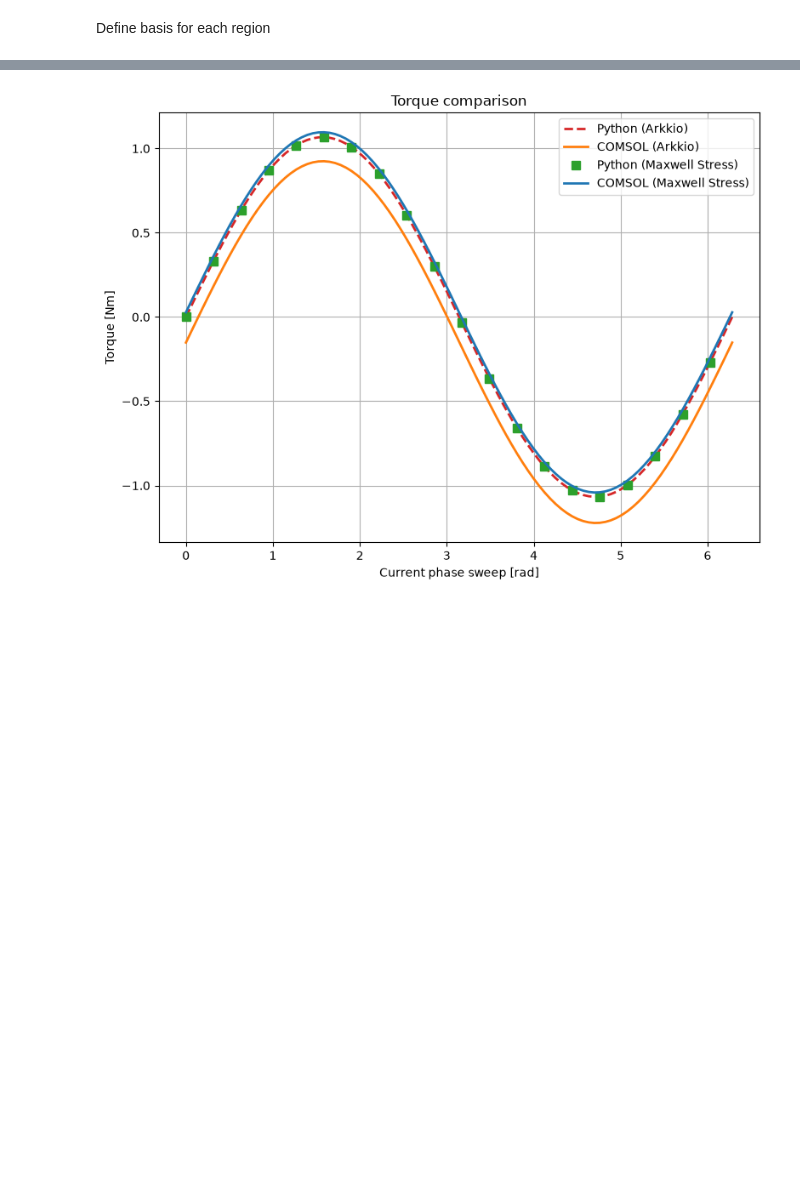
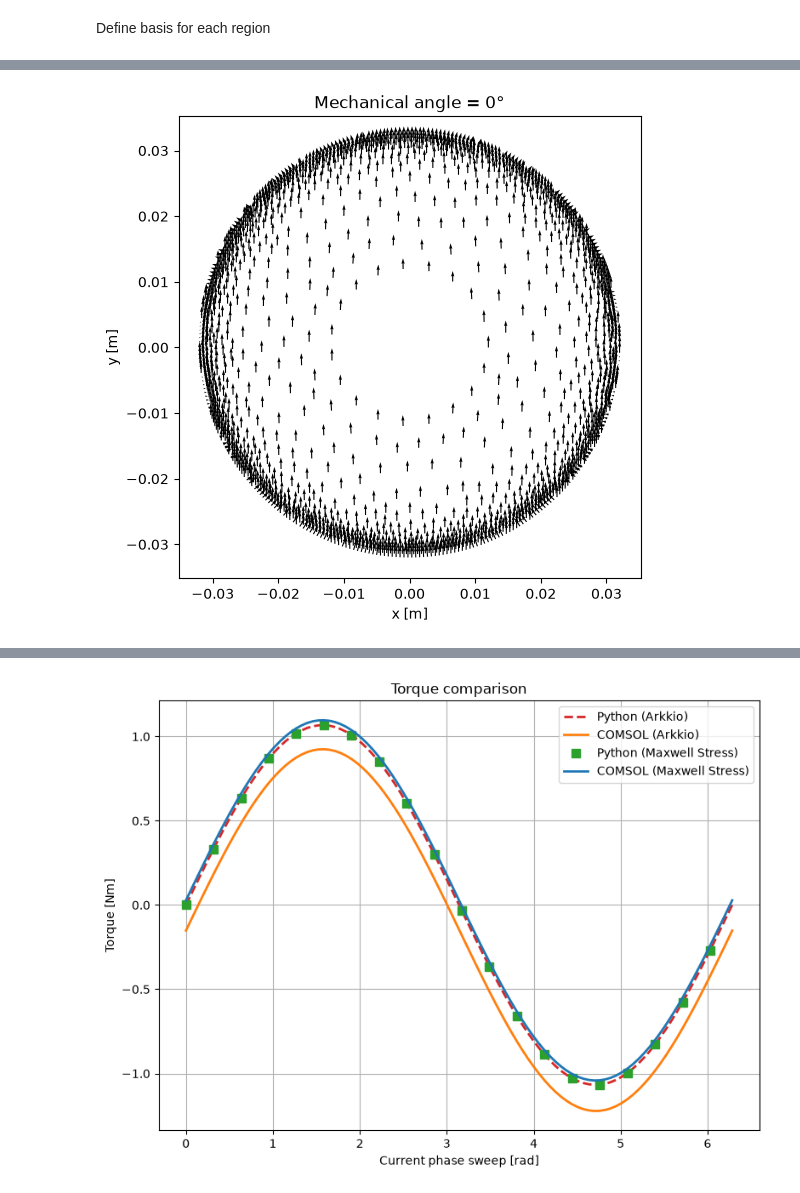
Before and after one commit to VerttiAalto100/computational-electromagnetics, a Jupyter notebook: pmsm-torque-evaluation/pmsm_2d.ipynb, the cells around one changed output, grey strips where cells are left out. Saved outputs shown, nothing was run; the diff lists cells and outputs as text; code cells hidden in the pictures; blank space fills up the shorter version.

```diff
--- a/pmsm-torque-evaluation/pmsm_2d.ipynb
+++ b/pmsm-torque-evaluation/pmsm_2d.ipynb
@@ -297,0 +479,88 @@ iteration: 100/100
+# %%
+import matplotlib.pyplot as plt
+from matplotlib.animation import FuncAnimation
+
+from utils.field_interpolation import eval_B_at_points
+
+# --------------------------------------------------
+# Evaluation points (stator yoke)
+# --------------------------------------------------
+
+tris = mesh.t[:, basis_magnet.tind]
+
+vertex_ids = np.unique(tris)
+
+pts = mesh.p[:, vertex_ids].T
+
+# --------------------------------------------------
+# Figure
+# --------------------------------------------------
+
+fig, ax = plt.subplots(figsize=(6, 6))
+
+# Initial field
+Bx, By, _ = eval_B_at_points(
+    Az_all[0],
+    basis,
+    pts,
+)
+
+quiver = ax.quiver(
+    pts[:, 0],
+    pts[:, 1],
+    Bx,
+    By,
+    scale=30,
+    color="black",
+)
+
+ax.set_aspect("equal")
+ax.set_xlabel("x [m]")
+ax.set_ylabel("y [m]")
+
+title = ax.set_title("Mechanical angle = 0°")
+
+# --------------------------------------------------
+# Animation update
+# --------------------------------------------------
+
+def update(frame):
+
+    Bx, By, _ = eval_B_at_points(
+        Az_all[frame],
+        basis,
+        pts,
+    )
+
+    quiver.set_UVC(Bx, By)
+
+    angle_deg = np.degrees(mechanical_angles[frame])
+
+    title.set_text(
+        f"Mechanical angle = {angle_deg:.1f}°"
+    )
+
+    return quiver,
+
+# --------------------------------------------------
+# Animate
+# --------------------------------------------------
+
+anim = FuncAnimation(
+    fig,
+    update,
+    frames=len(Az_all),
+    interval=100,      # ms between frames
+    blit=False,
+    repeat=True,
+)
+
+plt.show()
+
+anim.save(
+    "Bfield_animation.gif",
+    writer="pillow",
+    fps=10,
+)
+# %% [output]
+[figure, added]
```
Also changed, not shown: parts of 8 cells of this notebook, 4 other files.
